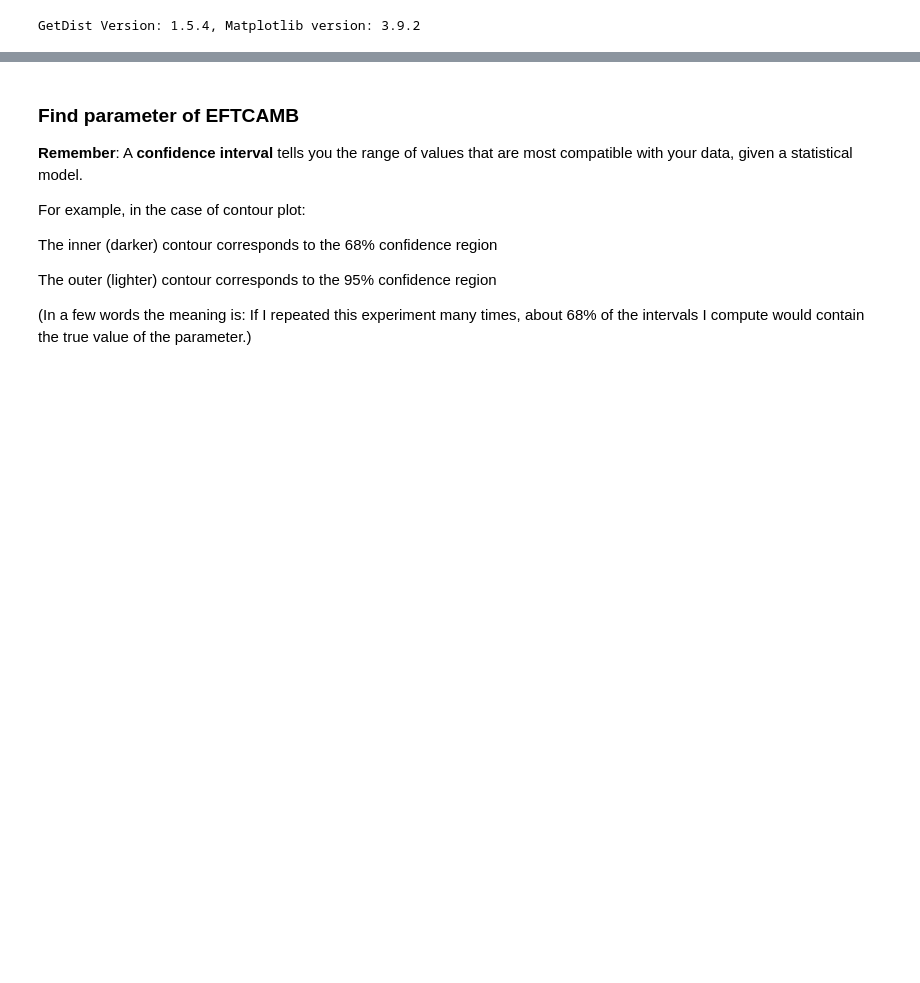
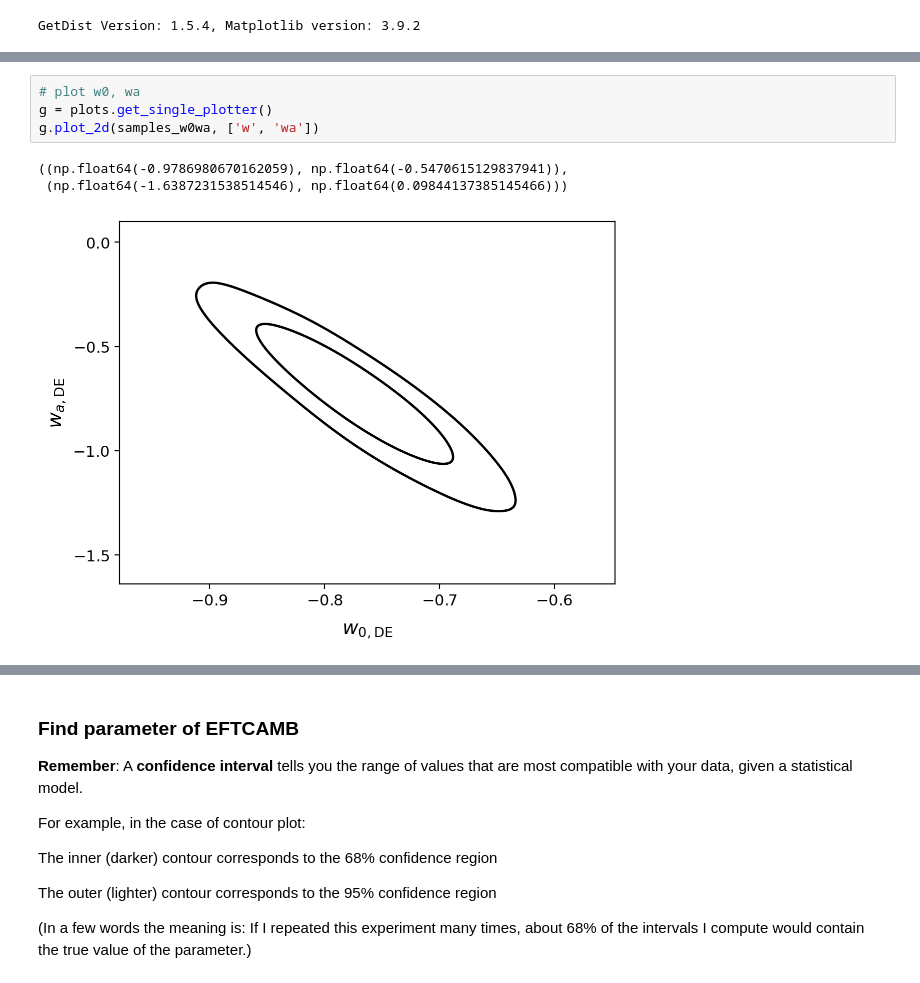
Before and after one commit to Gatti-Andrea/master-thesis, a Jupyter notebook: comparison/planck_all/planck_all_compare.ipynb, the cells around one changed output, grey strips where cells are left out. Cells and saved outputs as stored; diff of their text form; blank space fills up the shorter version.

```diff
--- a/comparison/planck_all/planck_all_compare.ipynb
+++ b/comparison/planck_all/planck_all_compare.ipynb
@@ -66,0 +94,8 @@ g1.add_legend(['LCDM', 'w0wa', 'EFT_exp', 'EFT_cos'])
+# %%
+# plot w0, wa
+g = plots.get_single_plotter()
+g.plot_2d(samples_w0wa, ['w', 'wa'])
+# %% [output]
+((np.float64(-0.9786980670162059), np.float64(-0.5470615129837941)),
+ (np.float64(-1.6387231538514546), np.float64(0.09844137385145466)))
+[figure, added]
```
Also changed, not shown: parts of 19 cells of this notebook, 3 other files.
